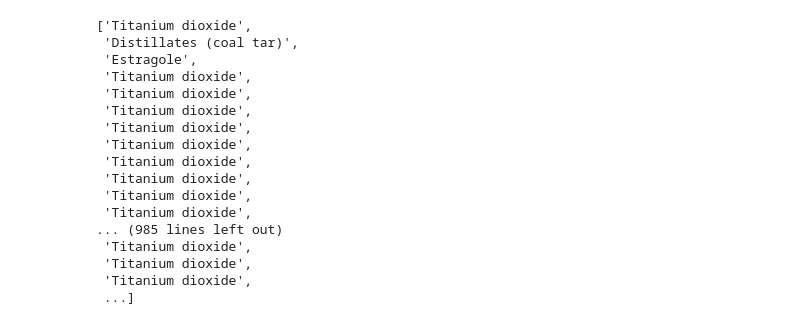
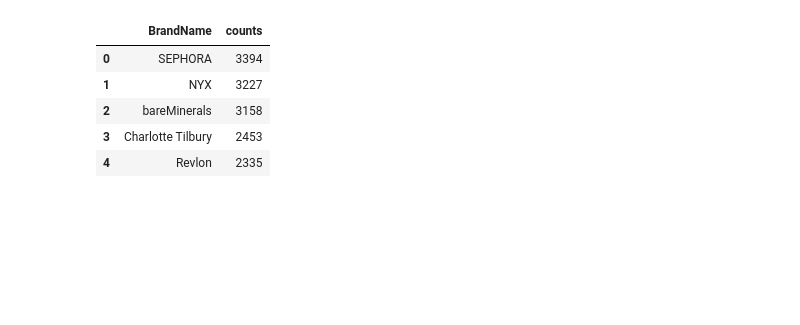
Before and after one commit to Lifeofarainbow/Project-1-, a Jupyter notebook: datasets/Brands with Toxic Ingredients.ipynb, the cells around one changed output. Saved outputs shown, nothing was run; the diff lists cells and outputs as text; code cells hidden in the pictures; blank space fills up the shorter version.

```diff
--- a/datasets/Brands with Toxic Ingredients.ipynb
+++ b/datasets/Brands with Toxic Ingredients.ipynb
@@ -113,21 +77,0 @@ cosmeticsclean_list
-# %%
-chemicalnames_list = chemicalclean_list["ChemicalName"].tolist()
-chemicalnames_list
-# %% [output]
-['Titanium dioxide',
- 'Distillates (coal tar)',
- 'Estragole',
- 'Titanium dioxide',
- 'Titanium dioxide',
- 'Titanium dioxide',
- 'Titanium dioxide',
- 'Titanium dioxide',
- 'Titanium dioxide',
- 'Titanium dioxide',
- 'Titanium dioxide',
- 'Titanium dioxide',
-... (985 lines left out)
- 'Titanium dioxide',
- 'Titanium dioxide',
- 'Titanium dioxide',
- ...]
@@ -152,0 +78,11 @@ def compare_files(df):
+# %%
+brandscount = chemicalclean_list.value_counts().nlargest(n=5)
+brandcount = brandscount.reset_index(name='counts')
+brandcount.head()
+# %% [output]
+|  | BrandName | counts |
+| 0 | SEPHORA | 3394 |
+| 1 | NYX | 3227 |
+| 2 | bareMinerals | 3158 |
+| 3 | Charlotte Tilbury | 2453 |
+| 4 | Revlon | 2335 |
```
Also changed, not shown: parts of 16 cells of this notebook, 8 other files.
